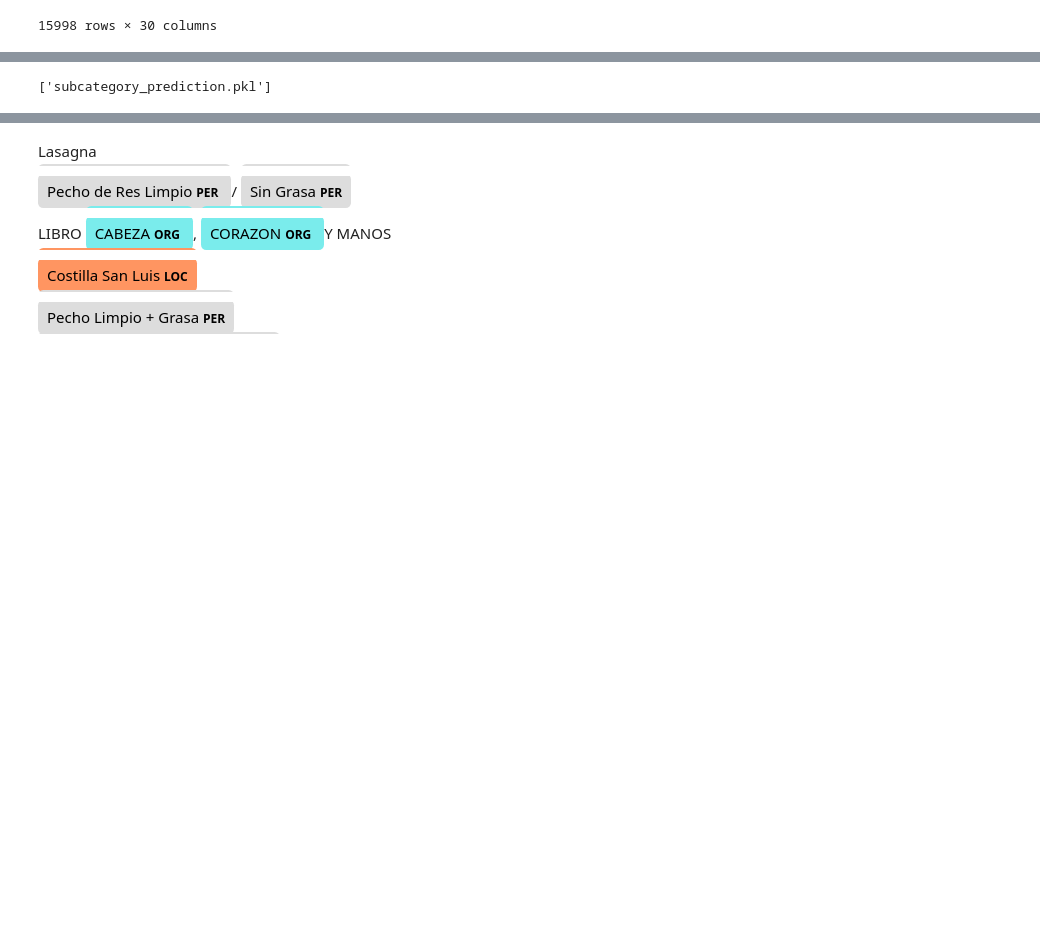
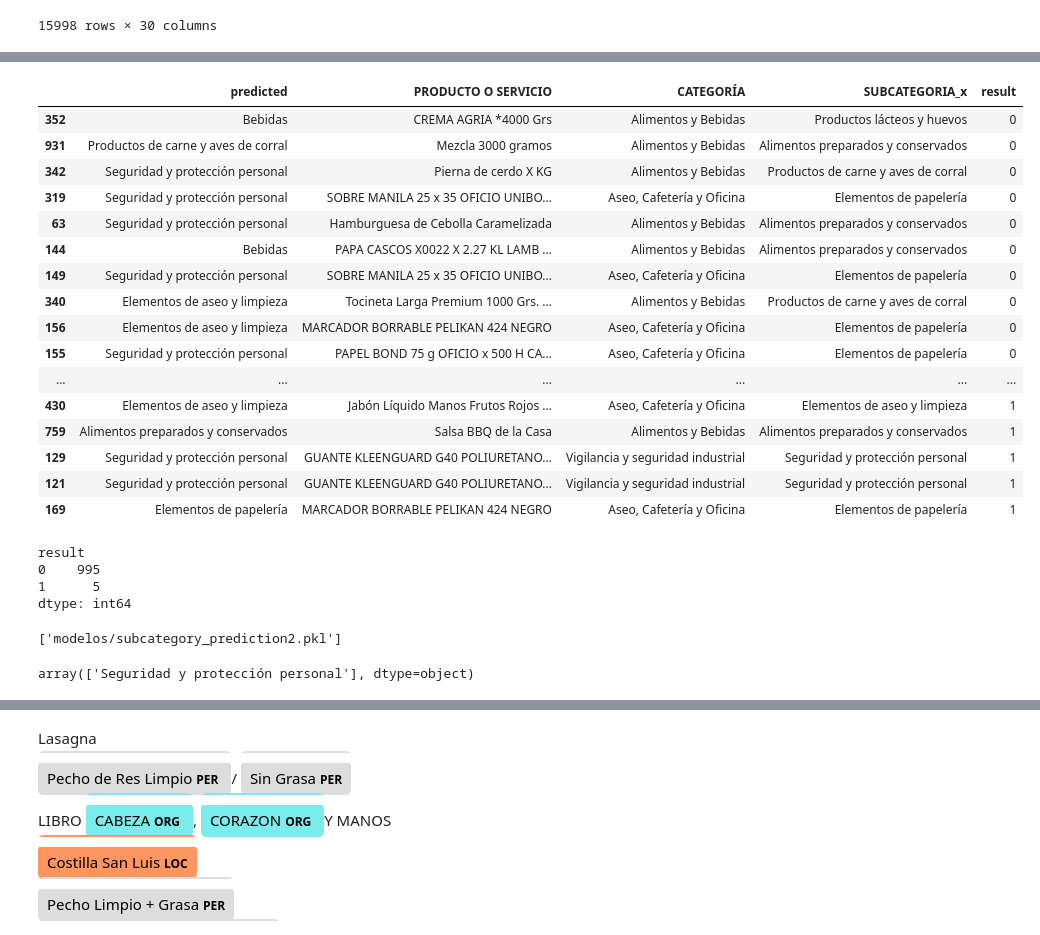
Before and after one commit to keyssi93/final_project, a Jupyter notebook: final_project.ipynb, the cells around one changed output, grey strips where cells are left out. Saved outputs shown, nothing was run; the diff lists cells and outputs as text; code cells hidden in the pictures; blank space fills up the shorter version.

```diff
--- a/final_project.ipynb
+++ b/final_project.ipynb
@@ -349,0 +398,20 @@ results.join(data_pro2['PRODUCTO O SERVICIO']).sort_values(by='result').head(32)
+# %%
+def tranformed_data(dataframe):
+    transformed_data=pipe.transform(dataframe.values.ravel())
+    transformed_data=pd.DataFrame(transformed_data.toarray())
+    X_train_df=pd.DataFrame(X_train)
+    # check which columns are expected by the model, but not exist in the inference dataframe
+    not_existing_cols = [c for c in X_train_df.columns.tolist() if c not in transformed_data]
+    # add this columns to the data frame
+    transformed_data = transformed_data.reindex(transformed_data.columns.tolist() + not_existing_cols, axis=1)
+    # new columns dont have values, replace null by 0
+    transformed_data.fillna(0, inplace = True)
+    # use the original X structure as mask for the new inference dataframe
+    transformed_data = transformed_data[X_train_df.columns.tolist()]
+    return transformed_data
+# %%
+external_test= data_pro2['PRODUCTO O SERVICIO'].sample(n=1000)
+transformed_data=tranformed_data(external_test)
+# %%
+
+predicted_ext = classifier.predict(transformed_data)
@@ -350,8 +434,39 @@ results.join(data_pro2['PRODUCTO O SERVICIO']).sort_values(by='result').head(32)
+# %%
+external_result=external_test.to_frame().join(data_pro2[['CATEGORÍA','SUBCATEGORIA_x']])
+# %%
+results2 = pd.DataFrame(data={'predicted': predicted_ext}).join(external_result)
+results2['result'] = np.where(results2['predicted']==results2['SUBCATEGORIA_x'], 1, 0)
+results2[results2['PRODUCTO O SERVICIO'].notnull()].sort_values(by='result').tail(20)
+# %% [output]
+|  | predicted | PRODUCTO O SERVICIO | CATEGORÍA | SUBCATEGORIA_x | result |
+| 352 | Bebidas | CREMA AGRIA *4000 Grs | Alimentos y Bebidas | Productos lácteos y huevos | 0 |
+| 931 | Productos de carne y aves de corral | Mezcla 3000 gramos | Alimentos y Bebidas | Alimentos preparados y conservados | 0 |
+| 342 | Seguridad y protección personal | Pierna de cerdo X KG | Alimentos y Bebidas | Productos de carne y aves de corral | 0 |
+| 319 | Seguridad y protección personal | SOBRE MANILA 25 x 35 OFICIO UNIBO... | Aseo, Cafetería y Oficina | Elementos de papelería | 0 |
+| 63 | Seguridad y protección personal | Hamburguesa de Cebolla Caramelizada | Alimentos y Bebidas | Alimentos preparados y conservados | 0 |
+| 144 | Bebidas | PAPA CASCOS X0022 X 2.27 KL LAMB ... | Alimentos y Bebidas | Alimentos preparados y conservados | 0 |
+| 149 | Seguridad y protección personal | SOBRE MANILA 25 x 35 OFICIO UNIBO... | Aseo, Cafetería y Oficina | Elementos de papelería | 0 |
+| 340 | Elementos de aseo y limpieza | Tocineta Larga Premium 1000 Grs. ... | Alimentos y Bebidas | Productos de carne y aves de corral | 0 |
+| 156 | Elementos de aseo y limpieza | MARCADOR BORRABLE PELIKAN 424 NEGRO | Aseo, Cafetería y Oficina | Elementos de papelería | 0 |
+| 155 | Seguridad y protección personal | PAPEL BOND 75 g OFICIO x 500 H CA... | Aseo, Cafetería y Oficina | Elementos de papelería | 0 |
+| ... | ... | ... | ... | ... | ... |
+| 430 | Elementos de aseo y limpieza | Jabón Líquido Manos Frutos Rojos ... | Aseo, Cafetería y Oficina | Elementos de aseo y limpieza | 1 |
+| 759 | Alimentos preparados y conservados | Salsa BBQ de la Casa | Alimentos y Bebidas | Alimentos preparados y conservados | 1 |
+| 129 | Seguridad y protección personal | GUANTE KLEENGUARD G40 POLIURETANO... | Vigilancia y seguridad industrial | Seguridad y protección personal | 1 |
+| 121 | Seguridad y protección personal | GUANTE KLEENGUARD G40 POLIURETANO... | Vigilancia y seguridad industrial | Seguridad y protección personal | 1 |
+| 169 | Elementos de papelería | MARCADOR BORRABLE PELIKAN 424 NEGRO | Aseo, Cafetería y Oficina | Elementos de papelería | 1 |
+# %%
+results2.groupby(['result']).size()
+# %% [output]
+result
+0    995
+1      5
+dtype: int64
 # %%
 import joblib
 
 #import sklearn
 
-joblib.dump(pipe,"subcategory_prediction.pkl")
+joblib.dump(classifier,"modelos/subcategory_prediction2.pkl")
 # %% [output]
-['subcategory_prediction.pkl']
+['modelos/subcategory_prediction2.pkl']
@@ -357,0 +478,12 @@ joblib.dump(pipe,"subcategory_prediction.pkl")
+# %%
+import joblib
+
+pipeline = joblib.load("modelos/subcategory_prediction.pkl")
+
+text = input()
+
+#text ="kola"
+
+pipeline.predict(dt_input(text))
+# %% [output]
+array(['Seguridad y protección personal'], dtype=object)
```
Also changed, not shown: parts of 21 cells of this notebook, 9 other files.
